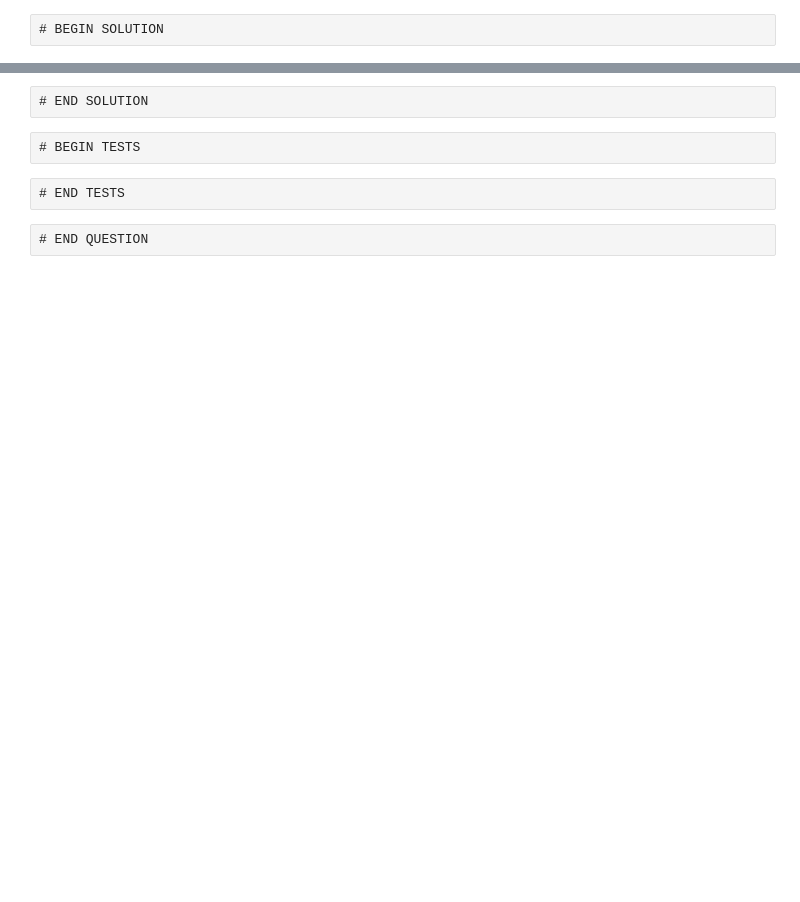
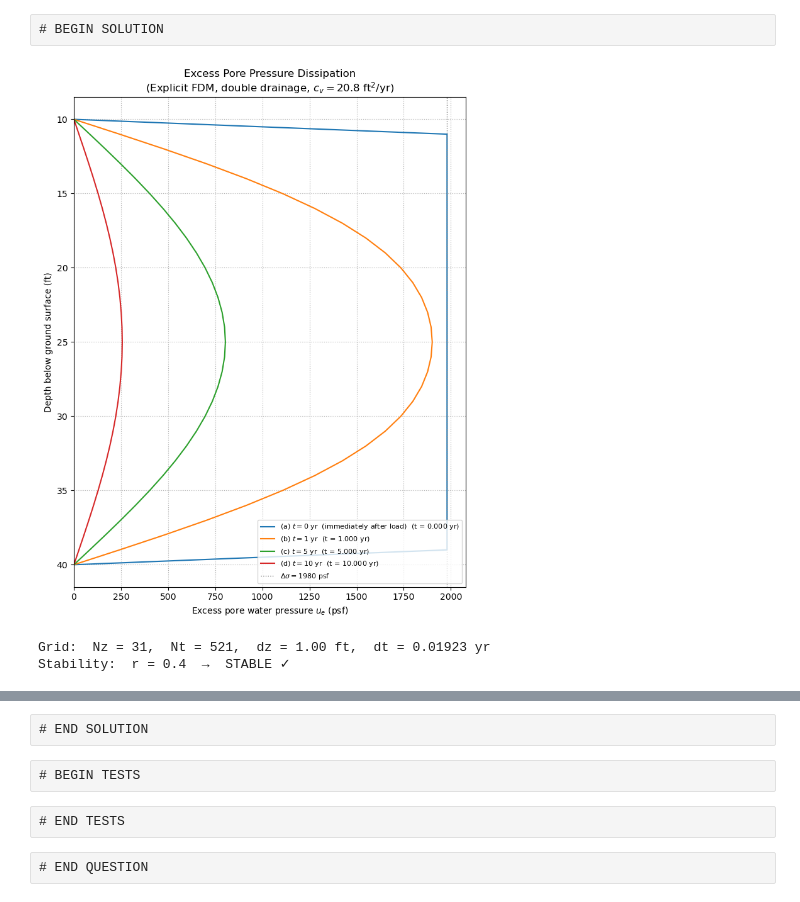
Before and after one commit to alexfrantzis77/gercode, a Jupyter notebook: Consolidation_Settlement/Consolidation_Settlement_notebook.ipynb, the cells around one changed output, grey strips where cells are left out. Saved outputs shown, nothing was run; the diff lists cells and outputs as text; code cells hidden in the pictures; blank space fills up the shorter version.

```diff
--- a/Consolidation_Settlement/Consolidation_Settlement_notebook.ipynb
+++ b/Consolidation_Settlement/Consolidation_Settlement_notebook.ipynb
@@ -538,2 +597,13 @@ points: 0
 # %% [raw]
 # BEGIN SOLUTION
+# %%
+# ── Problem parameters (given) ────────────────────────────────────────────────
+cv          = 20.8    # coefficient of consolidation (ft²/yr)
+H           = 30.0    # clay layer thickness (ft)
+delta_sigma = 1980.0  # applied stress increment: 15 ft × 132 pcf (psf)
+z_clay_top  = 10.0    # depth to top of clay below ground surface (ft)
+
+# ── FDM grid parameters ───────────────────────────────────────────────────────
+Nz    = 31     # spatial nodes  →  dz = H / (Nz-1) = 1 ft
+r     = 0.4    # stability parameter (must be ≤ 0.5)
+t_max = 10.0   # simulate 10 years
@@ -539,0 +660,41 @@ points: 0
+# %%
+# ── Run the simulation ────────────────────────────────────────────────────────
+q2_z, q2_t, q2_ue = consolidateFDM(cv, H, delta_sigma, t_max, Nz, r)
+
+# Absolute depth below ground surface for y-axis labeling
+z_abs = q2_z + z_clay_top   # local clay coord → 10 to 40 ft depth
+
+# ── Plot ue vs depth at the four required times ───────────────────────────────
+fig, ax = plt.subplots(figsize=(7, 9))
+
+plot_times = [
+    ('(a) $t = 0$ yr  (immediately after load)', 0.0),
+    ('(b) $t = 1$ yr',                            1.0),
+    ('(c) $t = 5$ yr',                            5.0),
+    ('(d) $t = 10$ yr',                           10.0),
+]
+for label, t_snap in plot_times:
+    idx = np.argmin(np.abs(q2_t - t_snap))
+    ax.plot(q2_ue[idx, :], z_abs, label=f'{label}  (t = {q2_t[idx]:.3f} yr)')
+
+ax.axvline(delta_sigma, color='gray', linestyle=':', linewidth=1.0,
+           label=f'$\\Delta\\sigma = {int(delta_sigma)}$ psf')
+ax.set_xlabel("Excess pore water pressure $u_e$ (psf)")
+ax.set_ylabel("Depth below ground surface (ft)")
+ax.set_title("Excess Pore Pressure Dissipation\n"
+             r"(Explicit FDM, double drainage, $c_v = 20.8\ \mathrm{ft^2/yr}$)")
+ax.invert_yaxis()
+ax.set_xlim(left=0)
+ax.legend(fontsize=8, loc='lower right')
+ax.grid(True, linestyle=':', linewidth=0.8)
+plt.tight_layout()
+plt.show()
+
+dz_val = q2_z[1] - q2_z[0]
+dt_val = q2_t[1] - q2_t[0]
+print(f"Grid:  Nz = {Nz},  Nt = {len(q2_t)},  dz = {dz_val:.2f} ft,  dt = {dt_val:.5f} yr")
+print(f"Stability:  r = {r}  →  {'STABLE ✓' if r <= 0.5 else 'UNSTABLE ✗'}")
+# %% [output]
+[figure, added]
+Grid:  Nz = 31,  Nt = 521,  dz = 1.00 ft,  dt = 0.01923 yr
+Stability:  r = 0.4  →  STABLE ✓
```
Also changed, not shown: parts of 18 cells of this notebook, 1 other file.
